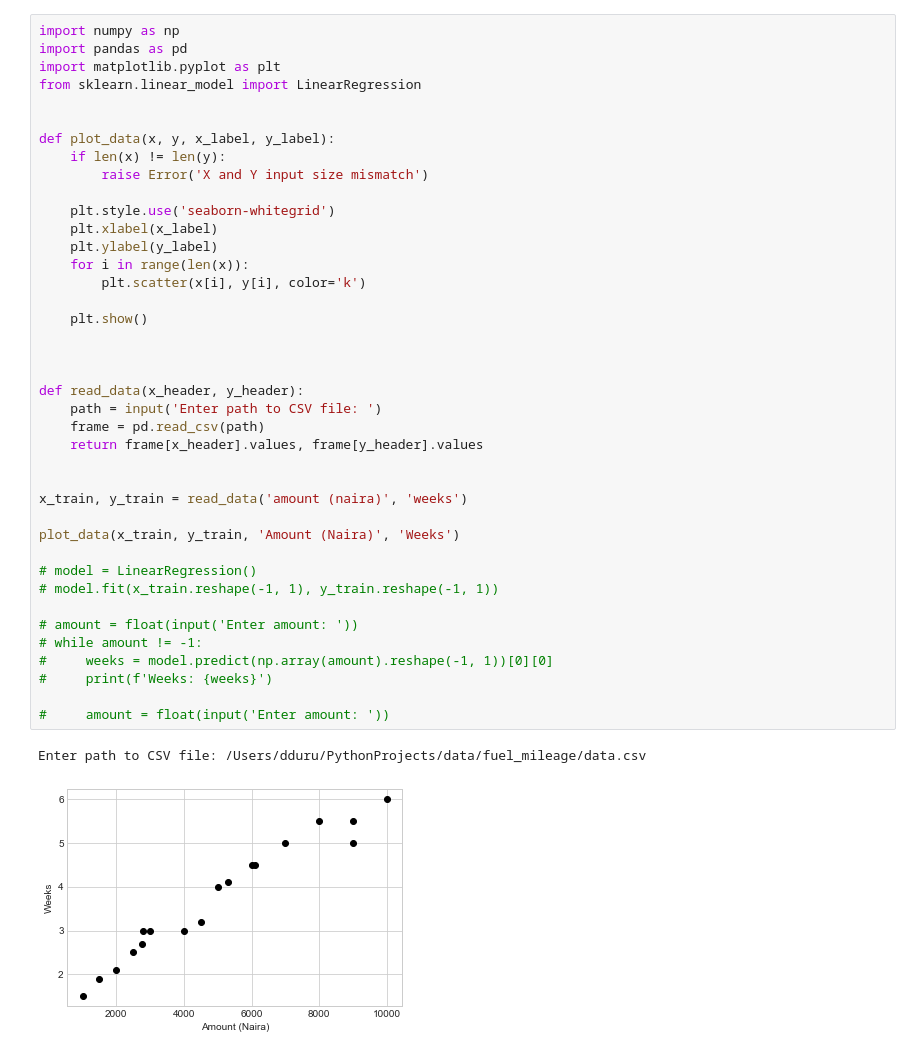
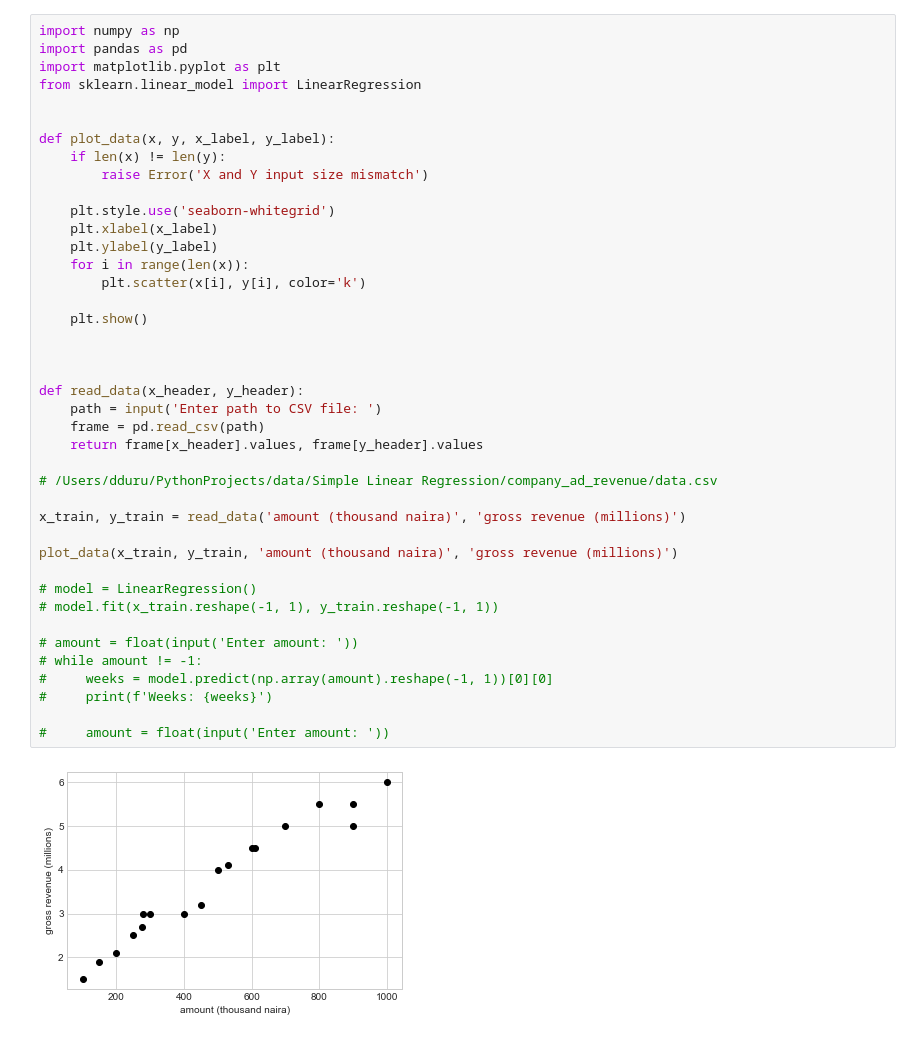
Before and after one commit to durutheguru/jupyter_notebooks, a Jupyter notebook: Simple Linear Regression/fuel_mileage_sklearn.ipynb, the cells around one changed output. Cells and saved outputs as stored; diff of their text form.

```diff
--- a/Simple Linear Regression/fuel_mileage_sklearn.ipynb
+++ b/Simple Linear Regression/fuel_mileage_sklearn.ipynb
@@ -10,34 +10,34 @@ def plot_data(x, y, x_label, y_label):
         raise Error('X and Y input size mismatch')
 
     plt.style.use('seaborn-whitegrid')
     plt.xlabel(x_label)
     plt.ylabel(y_label)
     for i in range(len(x)):
         plt.scatter(x[i], y[i], color='k')
 
     plt.show()
 
 
 
 def read_data(x_header, y_header):
     path = input('Enter path to CSV file: ')
     frame = pd.read_csv(path)
     return frame[x_header].values, frame[y_header].values
 
+# /Users/dduru/PythonProjects/data/Simple Linear Regression/company_ad_revenue/data.csv
 
-x_train, y_train = read_data('amount (naira)', 'weeks')
+x_train, y_train = read_data('amount (thousand naira)', 'gross revenue (millions)')
 
-plot_data(x_train, y_train, 'Amount (Naira)', 'Weeks')
+plot_data(x_train, y_train, 'amount (thousand naira)', 'gross revenue (millions)')
 
 # model = LinearRegression()
 # model.fit(x_train.reshape(-1, 1), y_train.reshape(-1, 1))
 
 # amount = float(input('Enter amount: '))
 # while amount != -1:
 #     weeks = model.predict(np.array(amount).reshape(-1, 1))[0][0]
 #     print(f'Weeks: {weeks}')
 
 #     amount = float(input('Enter amount: '))
 # %% [output]
-Enter path to CSV file: /Users/dduru/PythonProjects/data/fuel_mileage/data.csv
-[figure, old version]
+[figure, new version]
```
Also changed, not shown: 10 other files.
